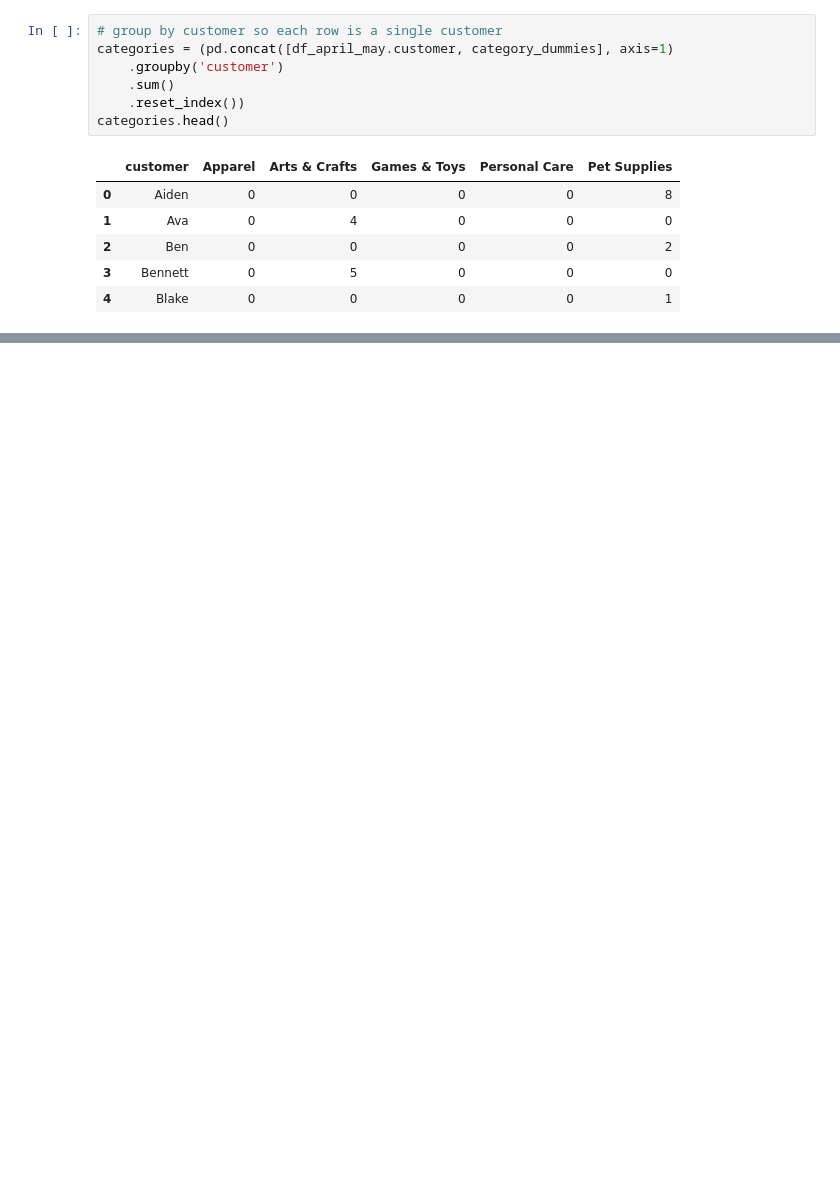
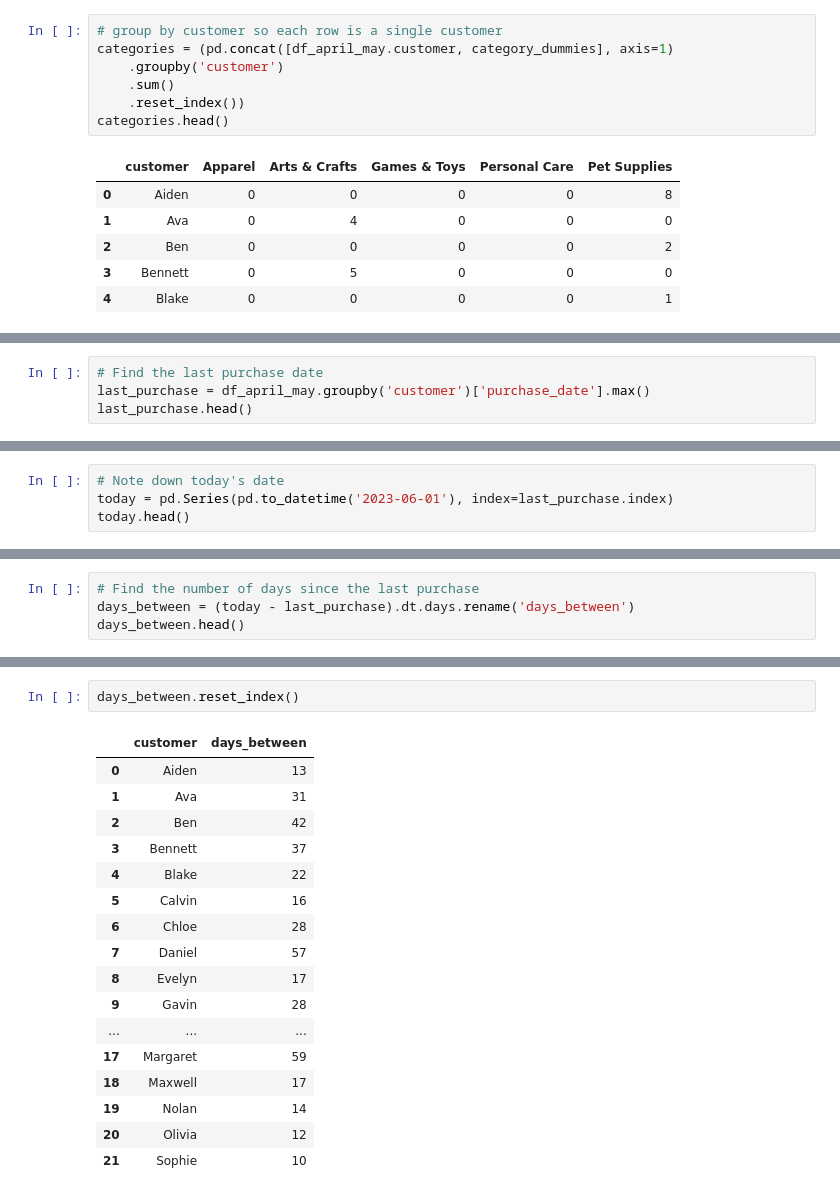
Before and after one commit to sairaawahid/Data-Science-in-Python-Data-Prep-and-EDA, a Jupyter notebook: 5. Preparing for Modeling/Preparing_for_modeling.ipynb, the cells around one changed output, grey strips where cells are left out. Saved outputs shown, nothing was run; the diff lists cells and outputs as text; blank space fills up the shorter version.

```diff
--- a/5. Preparing for Modeling/Preparing_for_modeling.ipynb
+++ b/5. Preparing for Modeling/Preparing_for_modeling.ipynb
@@ -585,0 +622,4 @@ model_df.head()
+# %%
+# Find the last purchase date
+last_purchase = df_april_may.groupby('customer')['purchase_date'].max()
+last_purchase.head()
@@ -585,0 +635,4 @@ model_df.head()
+# %%
+# Note down today's date
+today = pd.Series(pd.to_datetime('2023-06-01'), index=last_purchase.index)
+today.head()
@@ -585,0 +648,4 @@ model_df.head()
+# %%
+# Find the number of days since the last purchase
+days_between = (today - last_purchase).dt.days.rename('days_between')
+days_between.head()
@@ -585,0 +661,20 @@ model_df.head()
+# %%
+days_between.reset_index()
+# %% [output]
+|  | customer | days_between |
+| 0 | Aiden | 13 |
+| 1 | Ava | 31 |
+| 2 | Ben | 42 |
+| 3 | Bennett | 37 |
+| 4 | Blake | 22 |
+| 5 | Calvin | 16 |
+| 6 | Chloe | 28 |
+| 7 | Daniel | 57 |
+| 8 | Evelyn | 17 |
+| 9 | Gavin | 28 |
+| ... | ... | ... |
+| 17 | Margaret | 59 |
+| 18 | Maxwell | 17 |
+| 19 | Nolan | 14 |
+| 20 | Olivia | 12 |
+| 21 | Sophie | 10 |
```
Also changed, not shown: parts of 11 cells of this notebook.
